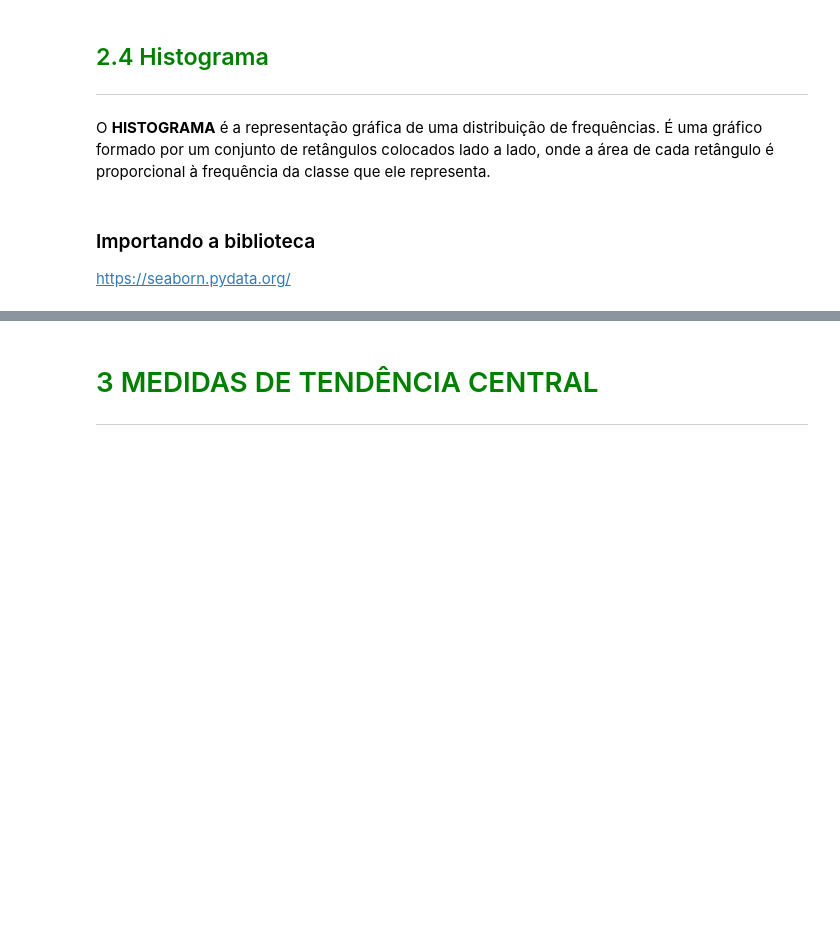
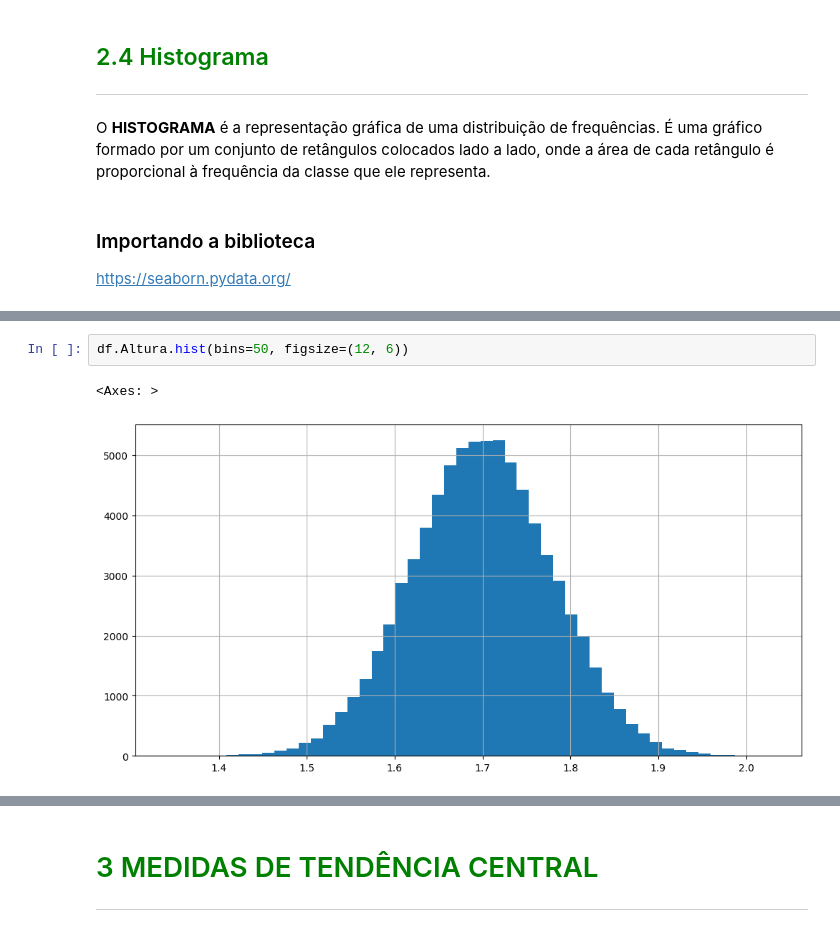
Before and after one commit to LuTDC/estatistica_python_alura, a Jupyter notebook: Projeto_1/Curso_de_Estatística_Parte_1.ipynb, the cells around one changed output, grey strips where cells are left out. Cells and saved outputs as stored; diff of their text form; blank space fills up the shorter version.

```diff
--- a/Projeto_1/Curso_de_Estatística_Parte_1.ipynb
+++ b/Projeto_1/Curso_de_Estatística_Parte_1.ipynb
@@ -299,0 +585,5 @@ https://seaborn.pydata.org/
+# %%
+df.Altura.hist(bins=50, figsize=(12, 6))
+# %% [output]
+<Axes: >
+[figure, added]
```
Also changed, not shown: parts of 35 cells of this notebook.
